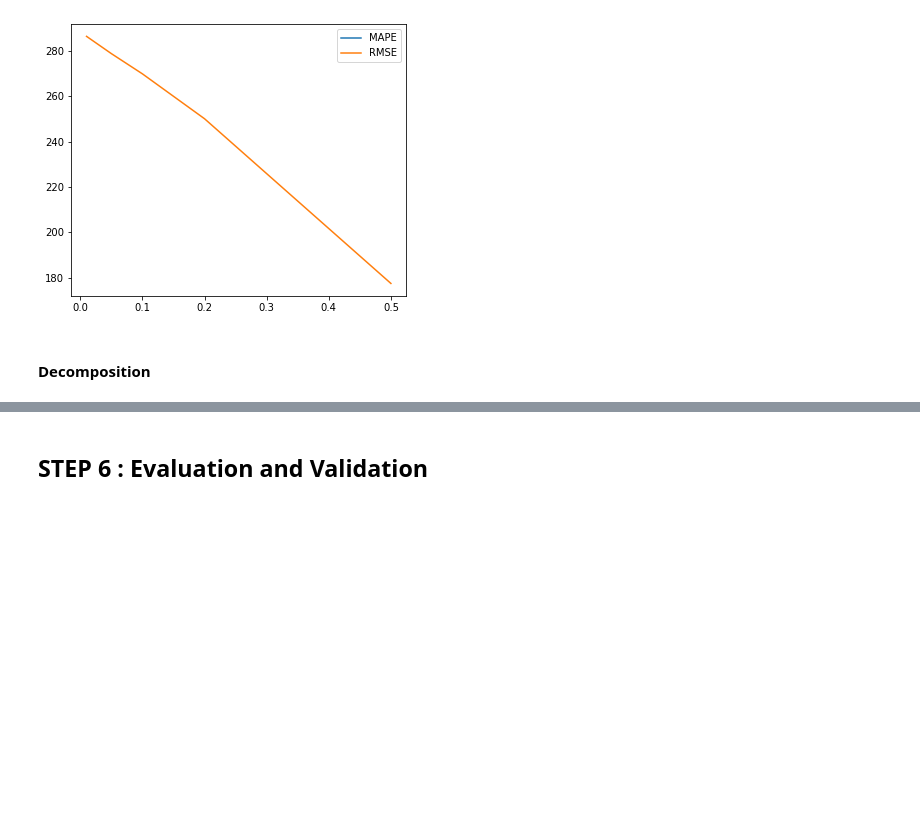
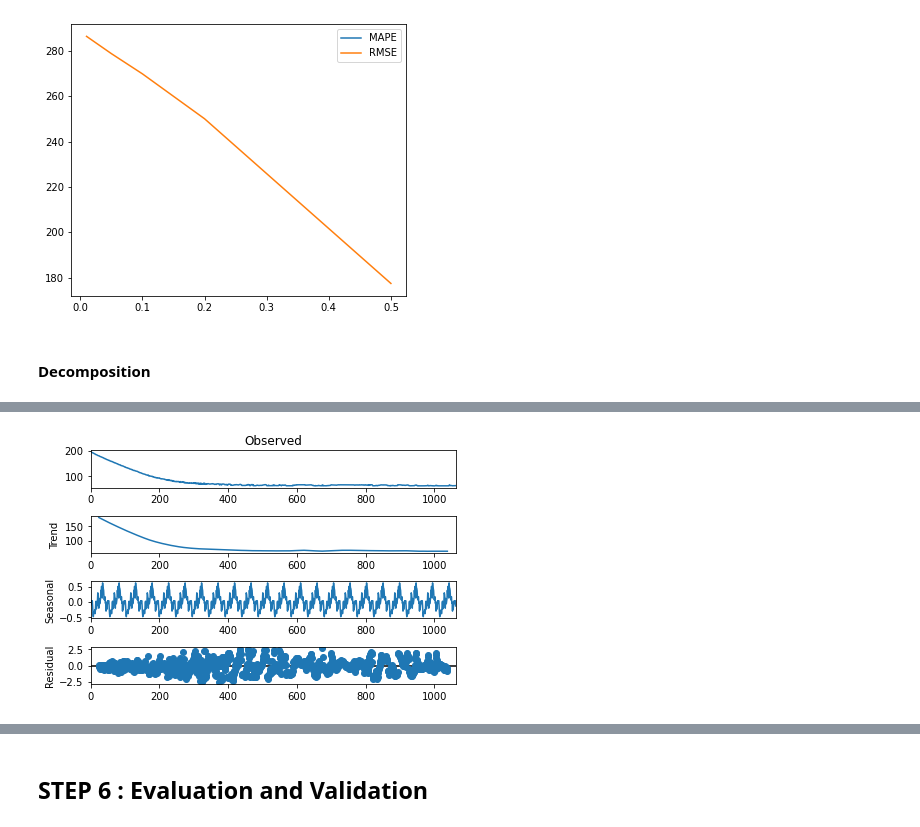
Before and after one commit to ameyak2310/DryingProcessRate_Predictor, a Jupyter notebook: TimeSeriesAnalysis.ipynb, the cells around one changed output, grey strips where cells are left out. Saved outputs shown, nothing was run; the diff lists cells and outputs as text; code cells hidden in the pictures; blank space fills up the shorter version.

```diff
--- a/TimeSeriesAnalysis.ipynb
+++ b/TimeSeriesAnalysis.ipynb
@@ -498,0 +499,8 @@ ts_plot = ts_decompse.plot()
+# %%
+# Decompose Weight
+decomp_weight = seasonal_decompose(np.array(df_exp9['Weight']),
+                                model='additive',
+                                freq=48
+                                ).plot()
+# %% [output]
+[figure, added]
```
Also changed, not shown: parts of 9 cells of this notebook.
